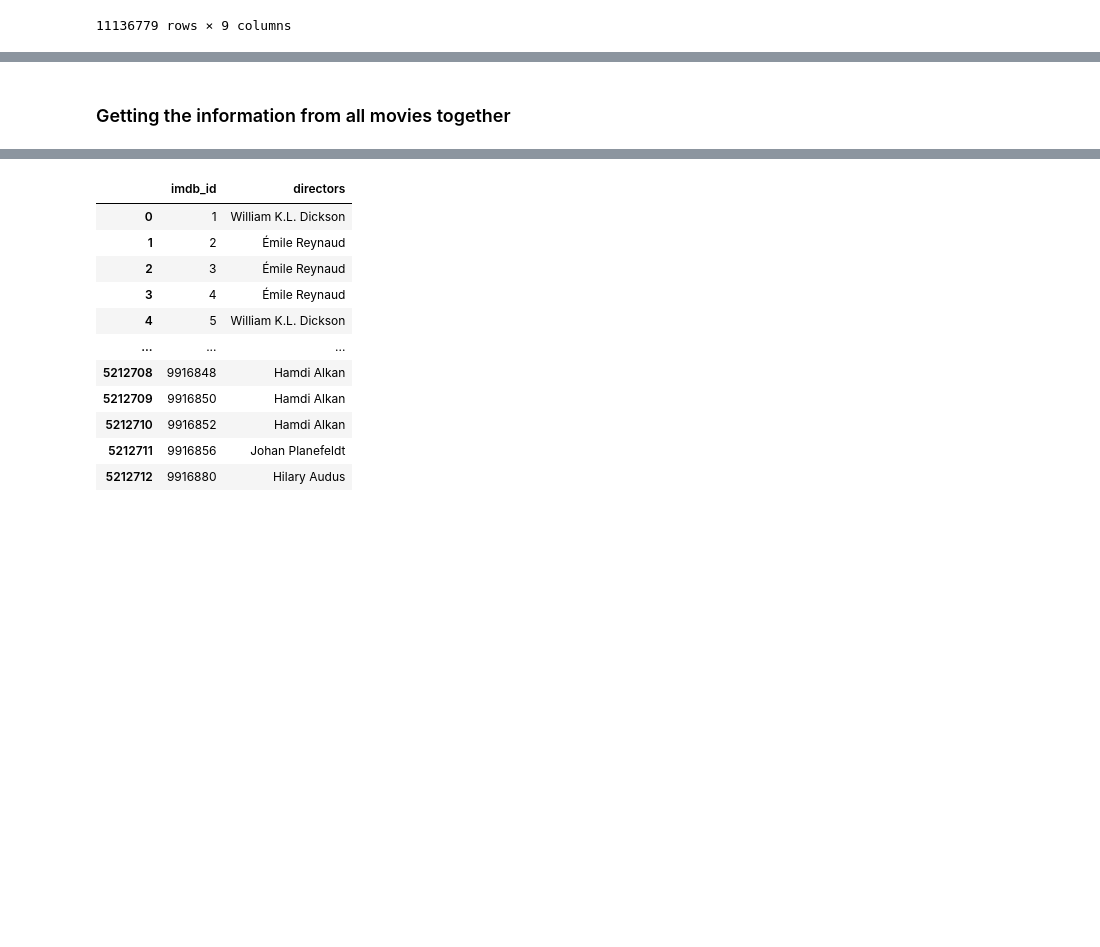
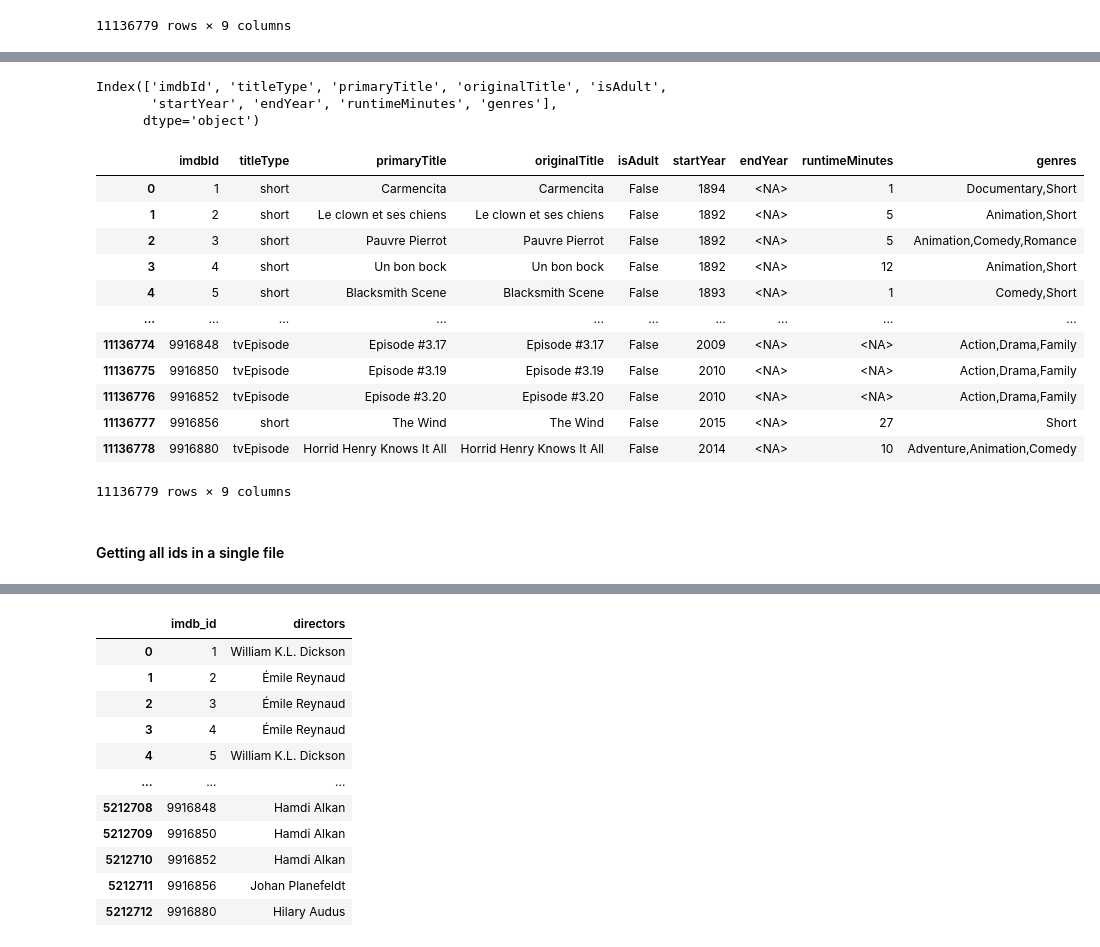
Before and after one commit to PepeuFBV/Movie-Recommendation, a Jupyter notebook: dataset_treatment.ipynb, the cells around one changed output, grey strips where cells are left out. Saved outputs shown, nothing was run; the diff lists cells and outputs as text; code cells hidden in the pictures; blank space fills up the shorter version.

```diff
--- a/dataset_treatment.ipynb
+++ b/dataset_treatment.ipynb
@@ -258,3 +149,52 @@ imdb_episodes.to_csv('data/final_data/imdb_episodes.csv', index=False)
-# %% [markdown]
-### Getting the information from all movies together
+# %%
+# pandas settings
+pd.set_option('future.no_silent_downcasting', True)
+
+# replace tconst with imdbId
+imdb_movies['tconst'] = imdb_movies['tconst'].str[2:]
+imdb_movies.rename(columns={'tconst': 'imdbId'}, inplace=True)
+
+# removing all 0s from start of the imdbId
+imdb_movies['imdbId'] = imdb_movies['imdbId'].str.lstrip('0')
+
+# Ensure the isAdult column is of integer type
+imdb_movies['isAdult'] = imdb_movies['isAdult'].fillna(0).astype(int)
+
+# Replace 1's and 0's with True and False in the isAdult column
+imdb_movies['isAdult'] = imdb_movies['isAdult'].replace({1: True, 0: False})
+
+# replace non-numeric values in runtimeMinutes with NaN
+imdb_movies['runtimeMinutes'] = pd.to_numeric(imdb_movies['runtimeMinutes'], errors='coerce')
+
+# convert the runtimeMinutes column to Int64
+imdb_movies['runtimeMinutes'] = imdb_movies['runtimeMinutes'].astype('Int64')
+
+# convert the startYear and endYear columns to Int64
+imdb_movies['startYear'] = imdb_movies['startYear'].astype('Int64')
+imdb_movies['endYear'] = imdb_movies['endYear'].astype('Int64')
+
+# saving the organized dataset
+imdb_movies.to_csv('data/final_data/imdb_movies.csv', index=False)
+
+print(imdb_movies.columns)
+imdb_movies
+# %% [output]
+Index(['imdbId', 'titleType', 'primaryTitle', 'originalTitle', 'isAdult',
+       'startYear', 'endYear', 'runtimeMinutes', 'genres'],
+      dtype='object')
+|  | imdbId | titleType | primaryTitle | originalTitle | isAdult | startYear | endYear | runtimeMinutes | genres |
+| 0 | 1 | short | Carmencita | Carmencita | False | 1894 | <NA> | 1 | Documentary,Short |
+| 1 | 2 | short | Le clown et ses chiens | Le clown et ses chiens | False | 1892 | <NA> | 5 | Animation,Short |
+| 2 | 3 | short | Pauvre Pierrot | Pauvre Pierrot | False | 1892 | <NA> | 5 | Animation,Comedy,Romance |
+| 3 | 4 | short | Un bon bock | Un bon bock | False | 1892 | <NA> | 12 | Animation,Short |
+| 4 | 5 | short | Blacksmith Scene | Blacksmith Scene | False | 1893 | <NA> | 1 | Comedy,Short |
+| ... | ... | ... | ... | ... | ... | ... | ... | ... | ... |
+| 11136774 | 9916848 | tvEpisode | Episode #3.17 | Episode #3.17 | False | 2009 | <NA> | <NA> | Action,Drama,Family |
+| 11136775 | 9916850 | tvEpisode | Episode #3.19 | Episode #3.19 | False | 2010 | <NA> | <NA> | Action,Drama,Family |
+| 11136776 | 9916852 | tvEpisode | Episode #3.20 | Episode #3.20 | False | 2010 | <NA> | <NA> | Action,Drama,Family |
+| 11136777 | 9916856 | short | The Wind | The Wind | False | 2015 | <NA> | 27 | Short |
+| 11136778 | 9916880 | tvEpisode | Horrid Henry Knows It All | Horrid Henry Knows It All | False | 2014 | <NA> | 10 | Adventure,Animation,Comedy |
+11136779 rows × 9 columns
+# %% [markdown]
+#### Getting all ids in a single file
 # %%
```
Also changed, not shown: parts of 42 cells of this notebook, 3 other files.
